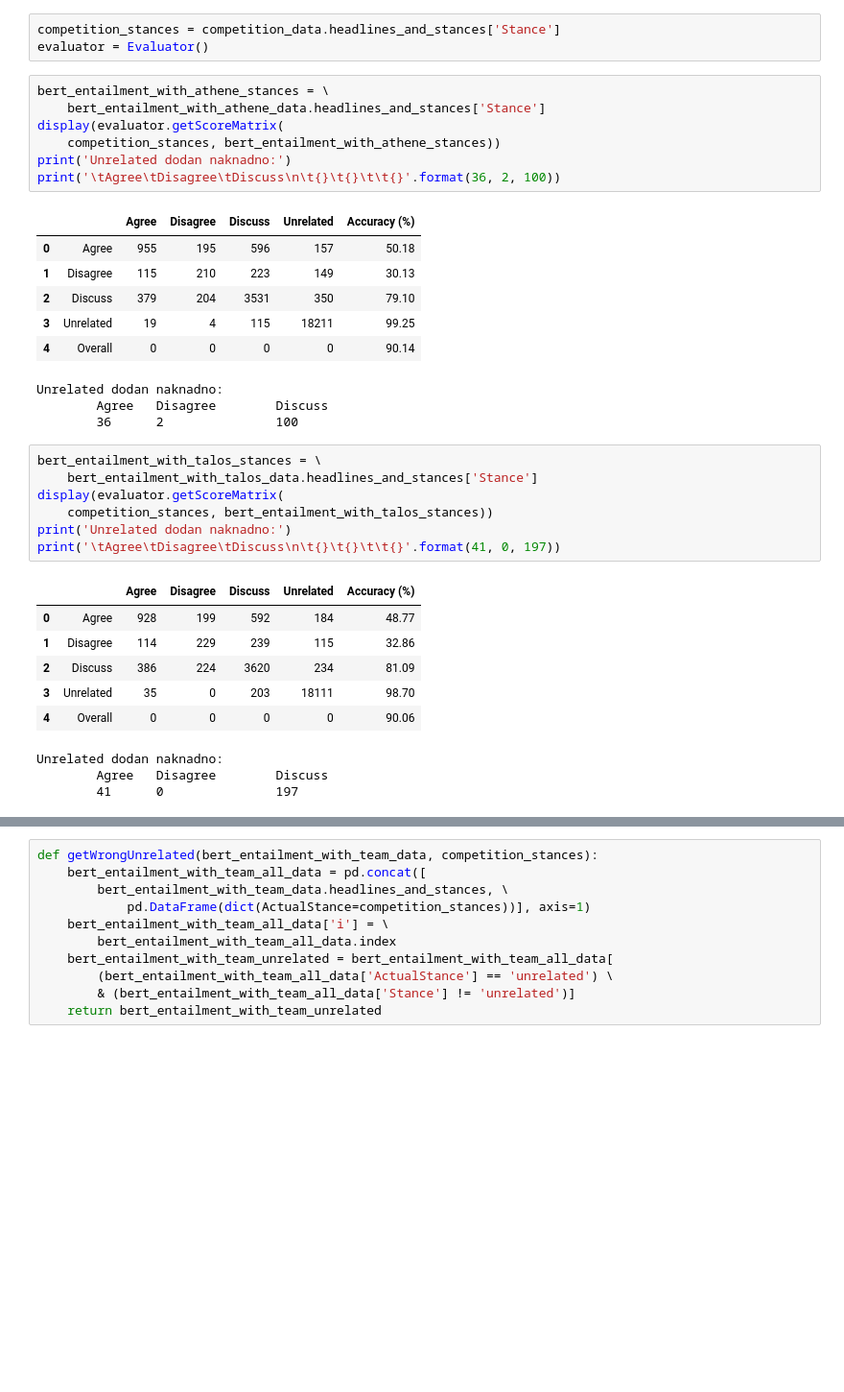
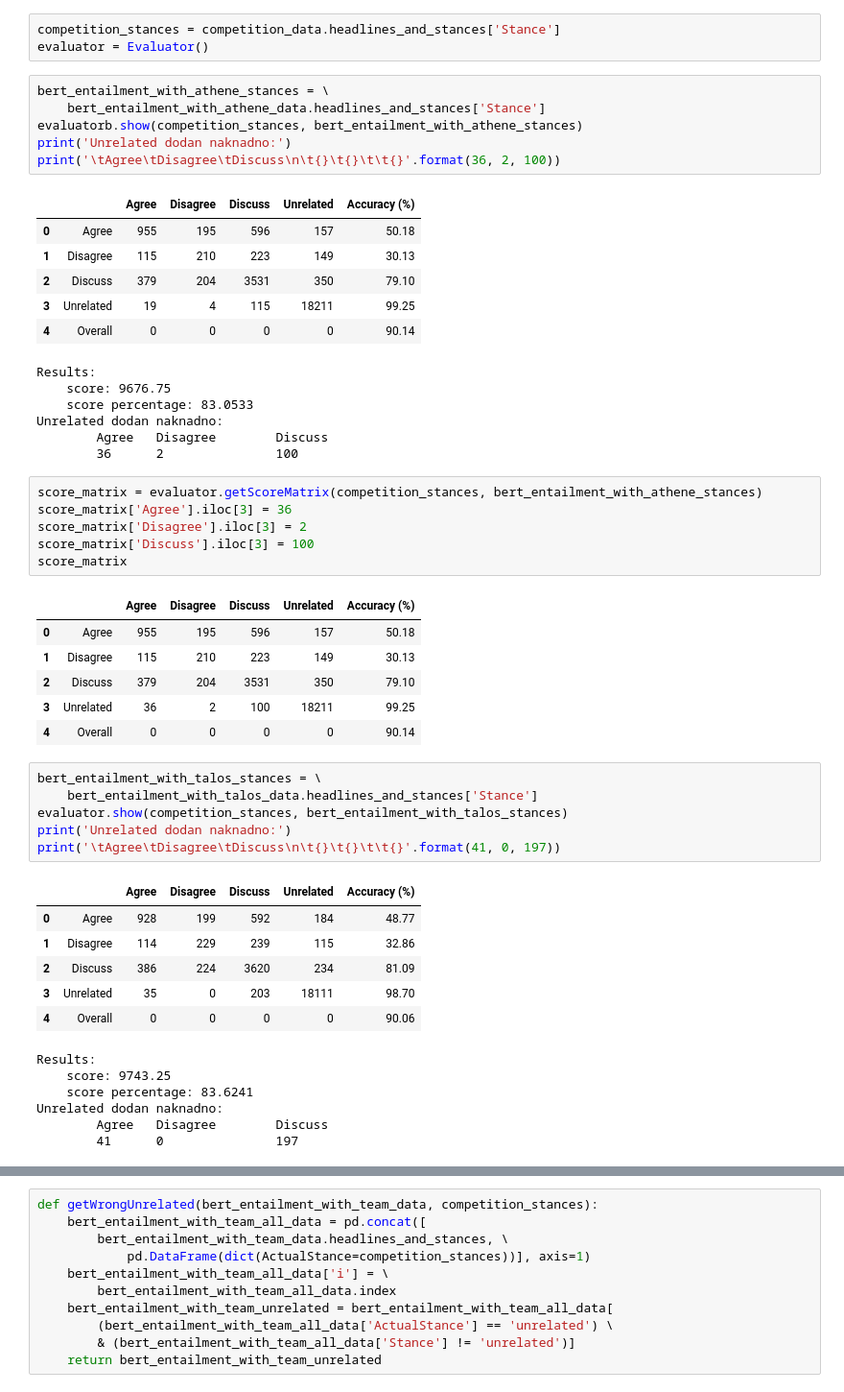
Before and after one commit to 4nds/Strojno_Ucenje_Projekt_FAIR, a Jupyter notebook: src/reproduction/testing_combined.ipynb, the cells around one changed output, grey strips where cells are left out. Shown: that part at 96% size. Drawn from its saved outputs; the diff is of its cells as text; blank space fills up the shorter version.

```diff
--- a/src/reproduction/testing_combined.ipynb
+++ b/src/reproduction/testing_combined.ipynb
@@ -77,8 +77,7 @@ evaluator = Evaluator()
 # %%
 bert_entailment_with_athene_stances = \
     bert_entailment_with_athene_data.headlines_and_stances['Stance']
-display(evaluator.getScoreMatrix(
-    competition_stances, bert_entailment_with_athene_stances))
+evaluatorb.show(competition_stances, bert_entailment_with_athene_stances)
 print('Unrelated dodan naknadno:')
 print('\tAgree\tDisagree\tDiscuss\n\t{}\t{}\t\t{}'.format(36, 2, 100))
 # %% [output]
@@ -88,14 +87,29 @@ print('\tAgree\tDisagree\tDiscuss\n\t{}\t{}\t\t{}'.format(36, 2, 100))
 | 2 | Discuss | 379 | 204 | 3531 | 350 | 79.10 |
 | 3 | Unrelated | 19 | 4 | 115 | 18211 | 99.25 |
 | 4 | Overall | 0 | 0 | 0 | 0 | 90.14 |
+Results:
+    score: 9676.75
+    score percentage: 83.0533
 Unrelated dodan naknadno:
         Agree   Disagree        Discuss
         36      2               100
+# %%
+score_matrix = evaluator.getScoreMatrix(competition_stances, bert_entailment_with_athene_stances)
+score_matrix['Agree'].iloc[3] = 36
+score_matrix['Disagree'].iloc[3] = 2
+score_matrix['Discuss'].iloc[3] = 100
+score_matrix
+# %% [output]
+|  |  | Agree | Disagree | Discuss | Unrelated | Accuracy (%) |
+| 0 | Agree | 955 | 195 | 596 | 157 | 50.18 |
+| 1 | Disagree | 115 | 210 | 223 | 149 | 30.13 |
+| 2 | Discuss | 379 | 204 | 3531 | 350 | 79.10 |
+| 3 | Unrelated | 36 | 2 | 100 | 18211 | 99.25 |
+| 4 | Overall | 0 | 0 | 0 | 0 | 90.14 |
 # %%
 bert_entailment_with_talos_stances = \
     bert_entailment_with_talos_data.headlines_and_stances['Stance']
-display(evaluator.getScoreMatrix(
-    competition_stances, bert_entailment_with_talos_stances))
+evaluator.show(competition_stances, bert_entailment_with_talos_stances)
 print('Unrelated dodan naknadno:')
 print('\tAgree\tDisagree\tDiscuss\n\t{}\t{}\t\t{}'.format(41, 0, 197))
 # %% [output]
@@ -105,6 +119,9 @@ print('\tAgree\tDisagree\tDiscuss\n\t{}\t{}\t\t{}'.format(41, 0, 197))
 | 2 | Discuss | 386 | 224 | 3620 | 234 | 81.09 |
 | 3 | Unrelated | 35 | 0 | 203 | 18111 | 98.70 |
 | 4 | Overall | 0 | 0 | 0 | 0 | 90.06 |
+Results:
+    score: 9743.25
+    score percentage: 83.6241
 Unrelated dodan naknadno:
         Agree   Disagree        Discuss
         41      0               197
```
Also changed, not shown: parts of 3 cells of this notebook, 1 other file.
